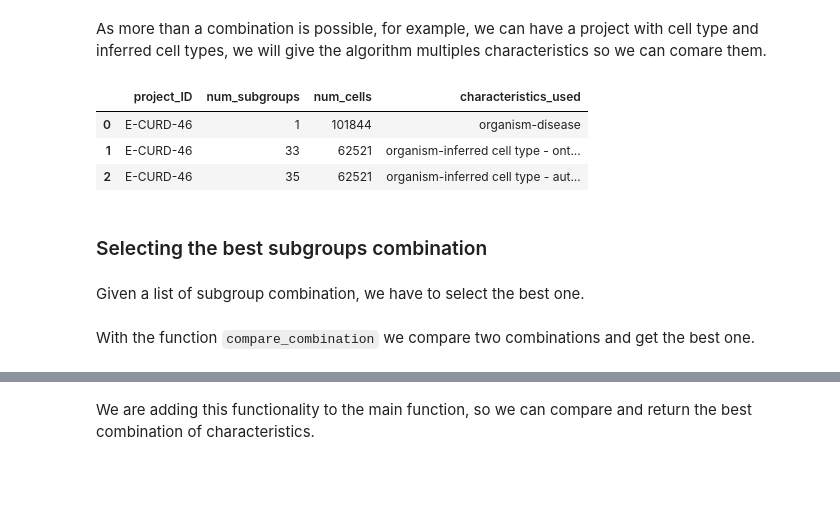
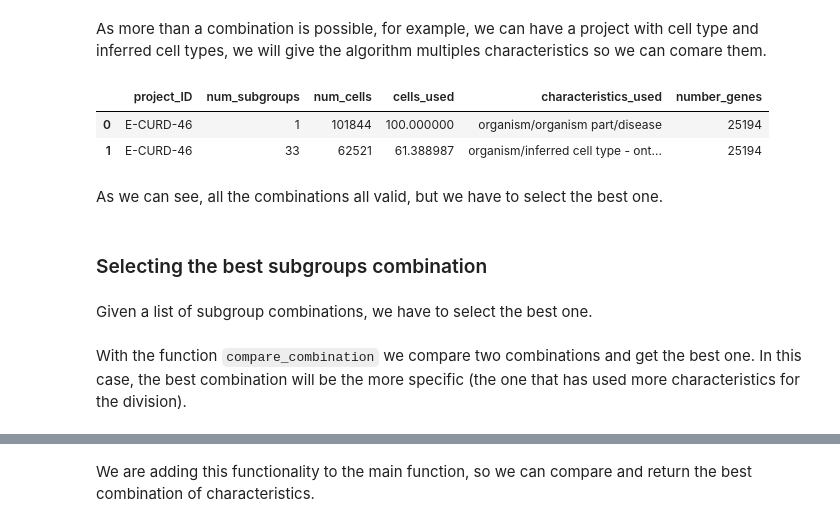
Before and after one commit to edusalcas/single-cell-repo, a Jupyter notebook: Experiments/Percentiles/Percentile_groups.ipynb, the cells around one changed output, grey strips where cells are left out. Saved outputs shown, nothing was run; the diff lists cells and outputs as text; code cells hidden in the pictures; blank space fills up the shorter version.

```diff
--- a/Experiments/Percentiles/Percentile_groups.ipynb
+++ b/Experiments/Percentiles/Percentile_groups.ipynb
@@ -547,14 +559,22 @@ def get_groups_from_project(project_ID, characteristics):
     subgroups: list
         A list with dictionaries containing the groups, the characteristics and the values used for the division.
     """
+    needed_characteristic = [
+                                'cell type',
+                                'developmental stage',
+                                'inferred cell type - ontology labels'
+                            ]
+
     # Read the metadata file using the API
-    metadata, _, _, cell_names = read_files(project_ID)
+    metadata, _, gene_names, cell_names = read_files(project_ID)
 
     # If there is not metadata for this project, return empty lists
     if metadata is None:
         return [], []
 
     metadata = process_metadata(metadata, cell_names)
+    metadata_cells = len(metadata)
+    number_genes = len(gene_names)
 
     # Initialitation of parameters
     subgroups = init_subgroups(metadata)
@@ -574,6 +594,11 @@ def get_groups_from_project(project_ID, characteristics):
 
             subgroups_aux = subgroups_aux + subgroup_aux
 
+        # Check if we have lost cells
+        cells_aux = sum([len(x['dataframe']) for x in subgroups_aux])
+        if cells_aux < metadata_cells and characteristic not in needed_characteristic:
+            continue
+
         # Update parameters
         used_characteristics = used_characteristics + [characteristic]
         subgroups = subgroups_aux
@@ -582,7 +607,7 @@ def get_groups_from_project(project_ID, characteristics):
         if not subgroups:
             break
 
-    row = create_row(project_ID, subgroups, used_characteristics)
+    row = create_row(project_ID, subgroups, used_characteristics, metadata_cells, number_genes)
 
     return row, subgroups
 # %% [markdown]
@@ -635,16 +667,25 @@ def get_groups_from_project_multiple_test(project_ID, characteristics_groups):
     subgroups: list
         A list with dictionaries containing the groups, the characteristics and the values used for the division.
     """
+    needed_characteristic = [
+                                'cell type',
+                                'developmental stage',
+                                'inferred cell type - ontology labels'
+                            ]
+
     # Read the metadata file using the API
-    metadata, _, _, cell_names = read_files(project_ID)
+    metadata, _, gene_names, cell_names = read_files(project_ID)
 
     # If there is not metadata for this project, return empty lists
     if metadata is None:
         return [], []
 
     metadata = process_metadata(metadata, cell_names)
+    metadata_cells = len(metadata)
+    number_genes = len(gene_names)
 
     rows = []
+    combinations_subgroups = []
 
     for characteristics in characteristics_groups:
         # Initialitation of parameters
@@ -665,18 +706,25 @@ def get_groups_from_project_multiple_test(project_ID, characteristics_groups):
 
                 subgroups_aux = subgroups_aux + subgroup_aux
 
+            # Check if we have lost cells
+            cells_aux = sum([len(x['dataframe']) for x in subgroups_aux])
+            if cells_aux < metadata_cells and characteristic not in needed_characteristic:
+                continue
+
             # Update parameters
             used_characteristics = used_characteristics + [characteristic]
             subgroups = subgroups_aux
-
             # If there are no subgroups left, stop
             if not subgroups:
                 break
 
-        row = create_row(project_ID, subgroups, used_characteristics)
-        rows.append(row)
+        row = create_row(project_ID, subgroups, used_characteristics, metadata_cells, number_genes)
 
-    return rows
+        if row not in rows:
+            rows.append(row)
+            combinations_subgroups.append(subgroups)
+
+    return rows, combinations_subgroups
 # %%
 project_ID = 'E-CURD-46'
 
@@ -701,18 +749,19 @@ characterictics_groups = [
     ]
 ]
 # %%
-rows = get_groups_from_project_multiple_test(project_ID, characterictics_groups)
+rows, combinations_subgroups = get_groups_from_project_multiple_test(project_ID, characterictics_groups)
 
 pd.DataFrame(rows)
 # %% [output]
-|  | project_ID | num_subgroups | num_cells | characteristics_used |
-| 0 | E-CURD-46 | 1 | 101844 | organism-disease |
-| 1 | E-CURD-46 | 33 | 62521 | organism-inferred cell type - ont... |
-| 2 | E-CURD-46 | 35 | 62521 | organism-inferred cell type - aut... |
+|  | project_ID | num_subgroups | num_cells | cells_used | characteristics_used | number_genes |
+| 0 | E-CURD-46 | 1 | 101844 | 100.000000 | organism/organism part/disease | 25194 |
+| 1 | E-CURD-46 | 33 | 62521 | 61.388987 | organism/inferred cell type - ont... | 25194 |
+# %% [markdown]
+As we can see, all the combinations all valid, but we have to select the best one.
 # %% [markdown]
 ### Selecting the best subgroups combination
 # %% [markdown]
-Given a list of subgroup combination, we have to select the best one.
+Given a list of subgroup combinations, we have to select the best one.
 # %%
 def best_subgroup_combination(subgroups_combinations):
     best_combination = None
@@ -725,7 +774,7 @@ def best_subgroup_combination(subgroups_combinations):
 
     return best_combination, best_combination_index
 # %% [markdown]
-With the function `compare_combination` we compare two combinations and get the best one.
+With the function `compare_combination` we compare two combinations and get the best one. In this case, the best combination will be the more specific (the one that has used more characteristics for the division).
 # %%
 def compare_combination(combination0, combination1):
 
```
Also changed, not shown: parts of 31 cells of this notebook, 2 other files.
